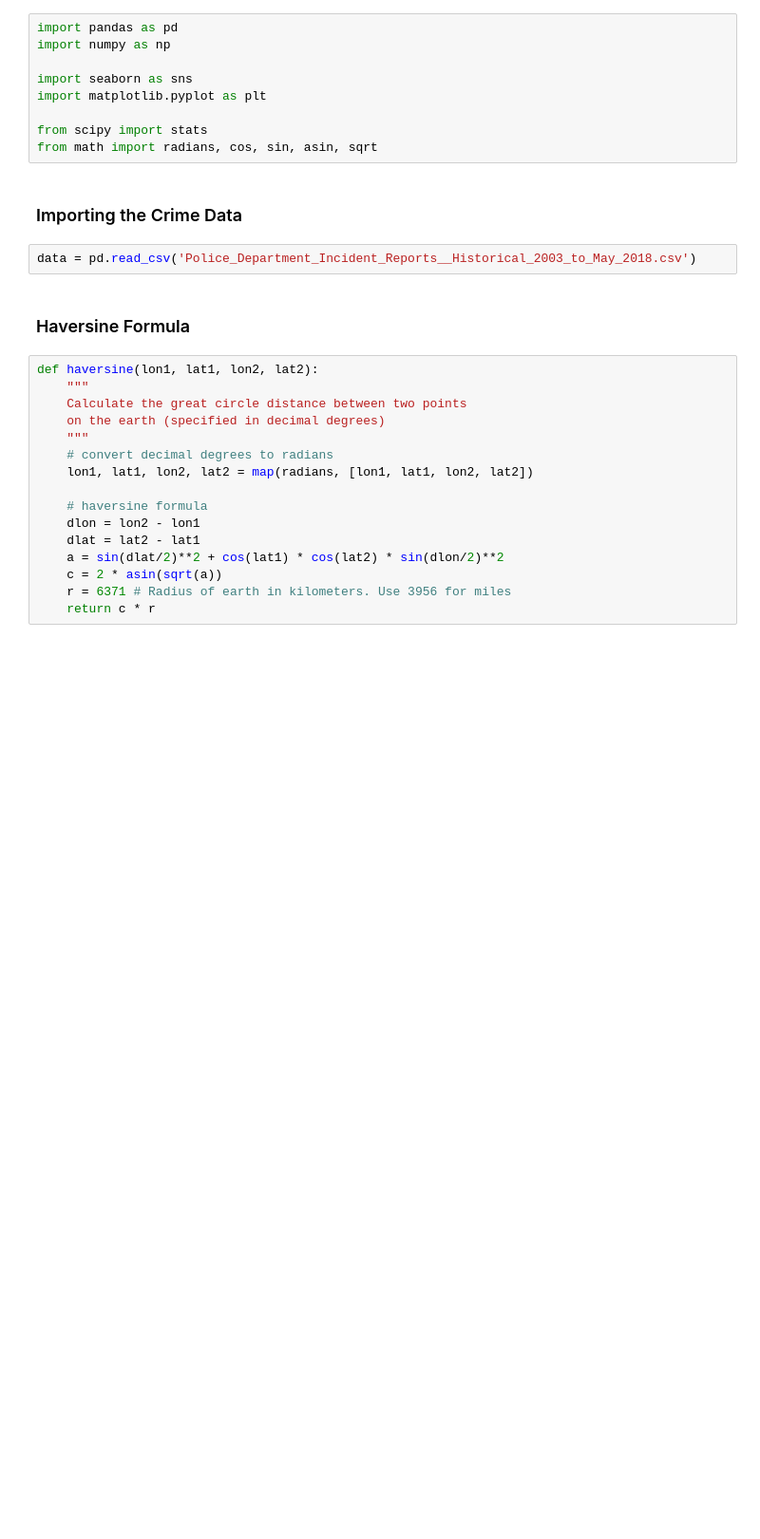
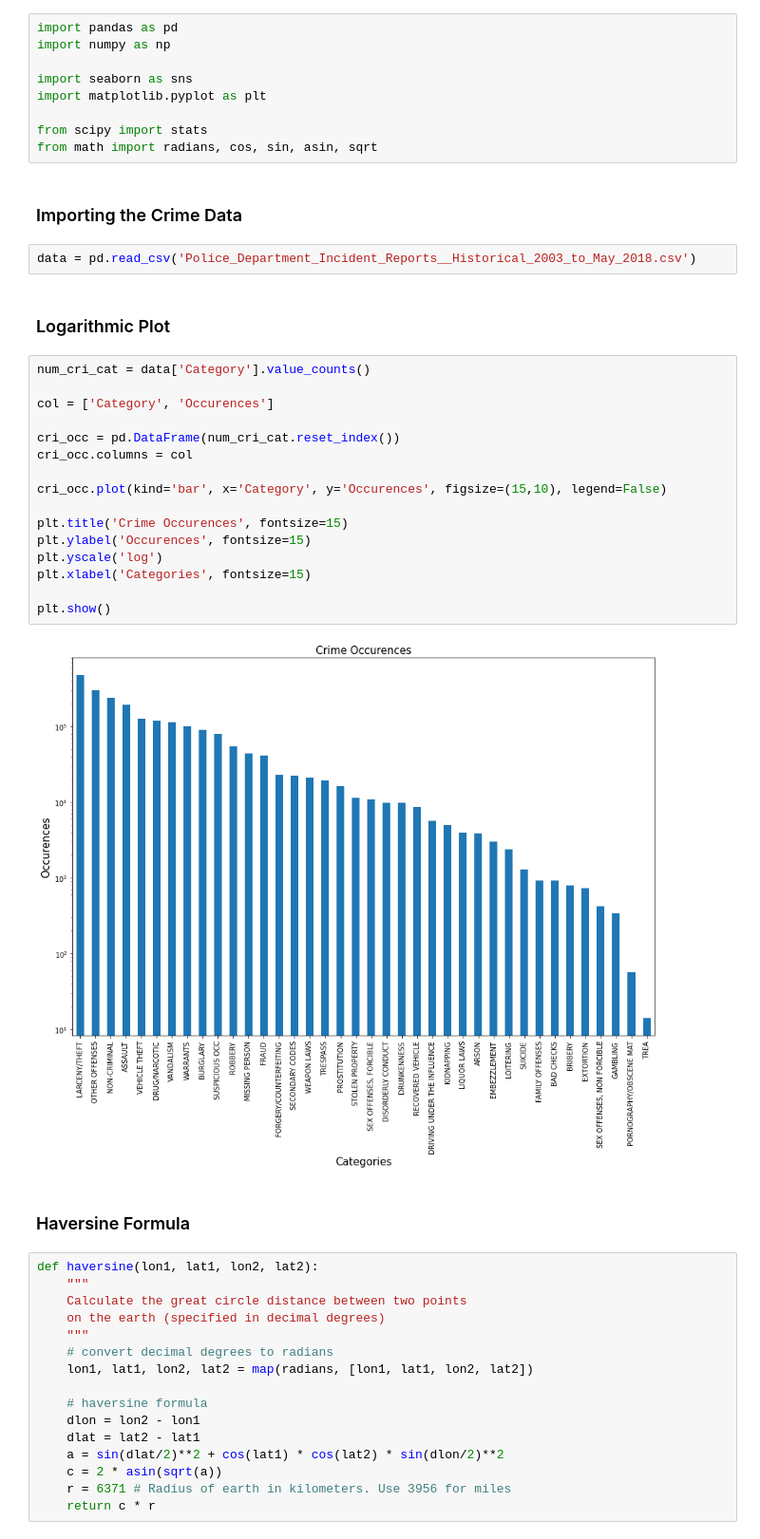
Before and after one commit to Chrypapado/02806-Social-Data-Analysis-and-Visualization, a Jupyter notebook: Exercise5/Exercise5_3.ipynb, the cells around one changed output. Shown at 95% size. Saved outputs shown, nothing was run; the diff lists cells and outputs as text; blank space fills up the shorter version.

```diff
--- a/Exercise5/Exercise5_3.ipynb
+++ b/Exercise5/Exercise5_3.ipynb
@@ -15,6 +15,26 @@ from math import radians, cos, sin, asin, sqrt
 ### Importing the Crime Data
 # %%
 data = pd.read_csv('Police_Department_Incident_Reports__Historical_2003_to_May_2018.csv')
+# %% [markdown]
+### Logarithmic Plot
+# %%
+num_cri_cat = data['Category'].value_counts()
+
+col = ['Category', 'Occurences']
+
+cri_occ = pd.DataFrame(num_cri_cat.reset_index())
+cri_occ.columns = col
+
+cri_occ.plot(kind='bar', x='Category', y='Occurences', figsize=(15,10), legend=False)
+
+plt.title('Crime Occurences', fontsize=15)
+plt.ylabel('Occurences', fontsize=15)
+plt.yscale('log')
+plt.xlabel('Categories', fontsize=15)
+
+plt.show()
+# %% [output]
+[figure, added]
 # %% [markdown]
 ### Haversine Formula
 # %%
```
Also changed, not shown: parts of 15 cells of this notebook, 1 other file.
